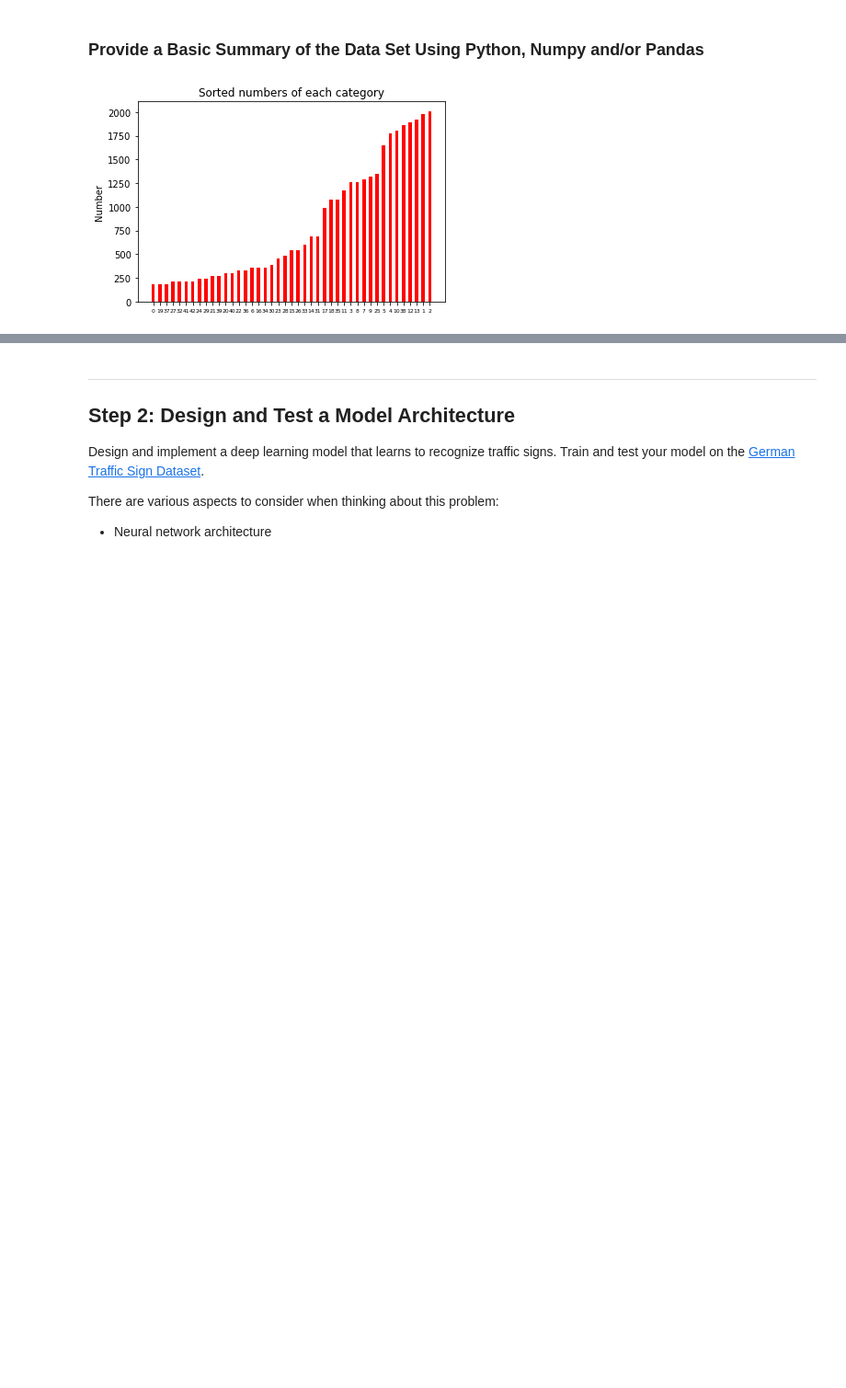
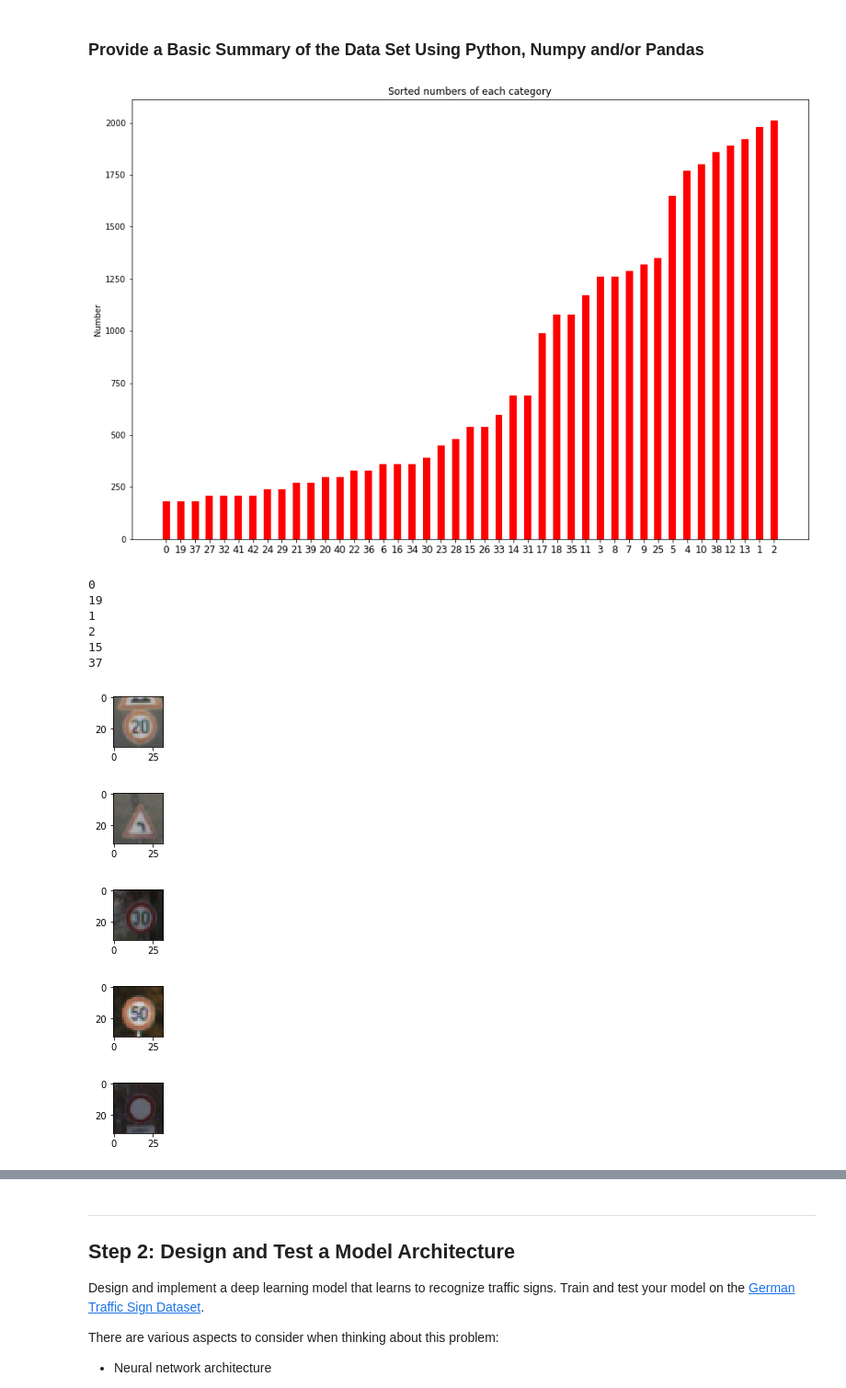
Before and after one commit to Xidai/CarND-Traffic-Sign-Classifier-Project, a Jupyter notebook: Traffic_Sign_Classifier.ipynb, the cells around one changed output, grey strips where cells are left out. Shown at 92% size. Drawn from its saved outputs; the diff is of its cells as text; code cells hidden in the pictures; blank space fills up the shorter version.

Commit message:
add additional test images

```diff
--- a/Traffic_Sign_Classifier.ipynb
+++ b/Traffic_Sign_Classifier.ipynb
@@ -90,30 +90,58 @@ Number of classes = 43
 # %%
 ### Data exploration visualization code goes here.
 ### Feel free to use as many code cells as needed.
 import matplotlib.pyplot as plt
+import matplotlib.image as mpimg
 import random
 import numpy as np
-# Visualizations will be shown in the notebook.
+import math
+# # Visualizations will be shown in the notebook.
 %matplotlib inline
 
 count = [0] * n_classes
 for i in range(len(y_train)):
     count[y_train[i]] += 1
 
 ind = np.arange(n_classes)  # the x locations for the groups
 width = 0.5       # the width of the bars
-
 sorted_count_index = sorted(range(len(count)), key=lambda i: count[i])
 sorted_count_value = list(map(lambda i: count[i], sorted_count_index))
 fig, ax = plt.subplots()
+fig.set_size_inches(15, 10)
 rects2 = ax.bar(ind, sorted_count_value, width, color='r')
 
 # # add some text for labels, title and axes ticks
 ax.set_ylabel('Number')
 ax.set_title('Sorted numbers of each category')
 ax.set_xticks(ind)
-ax.set_xticklabels(sorted_count_index, fontsize=6)
+ax.set_xticklabels(sorted_count_index, fontsize=12)
 
+plt.savefig('chart-output/data.png')
 plt.show()
+
+
+def paint (data):
+    image = data.squeeze()
+    plt.figure(figsize=(1,1))
+    plt.imshow(image, cmap="gray")
+
+test_image_classes = sorted_count_index[0:2] + sorted_count_index[-2:] + [sorted_count_index[math.floor(n_classes/2)]]
+
+test_image_classes.append(37)
+for value in test_image_classes:
+    i = np.where(y_train==[value])[0][100]
+    print(value)
+    paint(X_train[i])
 # %% [output]
-[figure, old version]
+[figure, new version]
+0
+19
+1
+2
+15
+37
+[figure, added]
+[figure, added]
+[figure, added]
+[figure, added]
+[figure, added]
```
Also changed, not shown: parts of 10 cells of this notebook, 8 other files.
